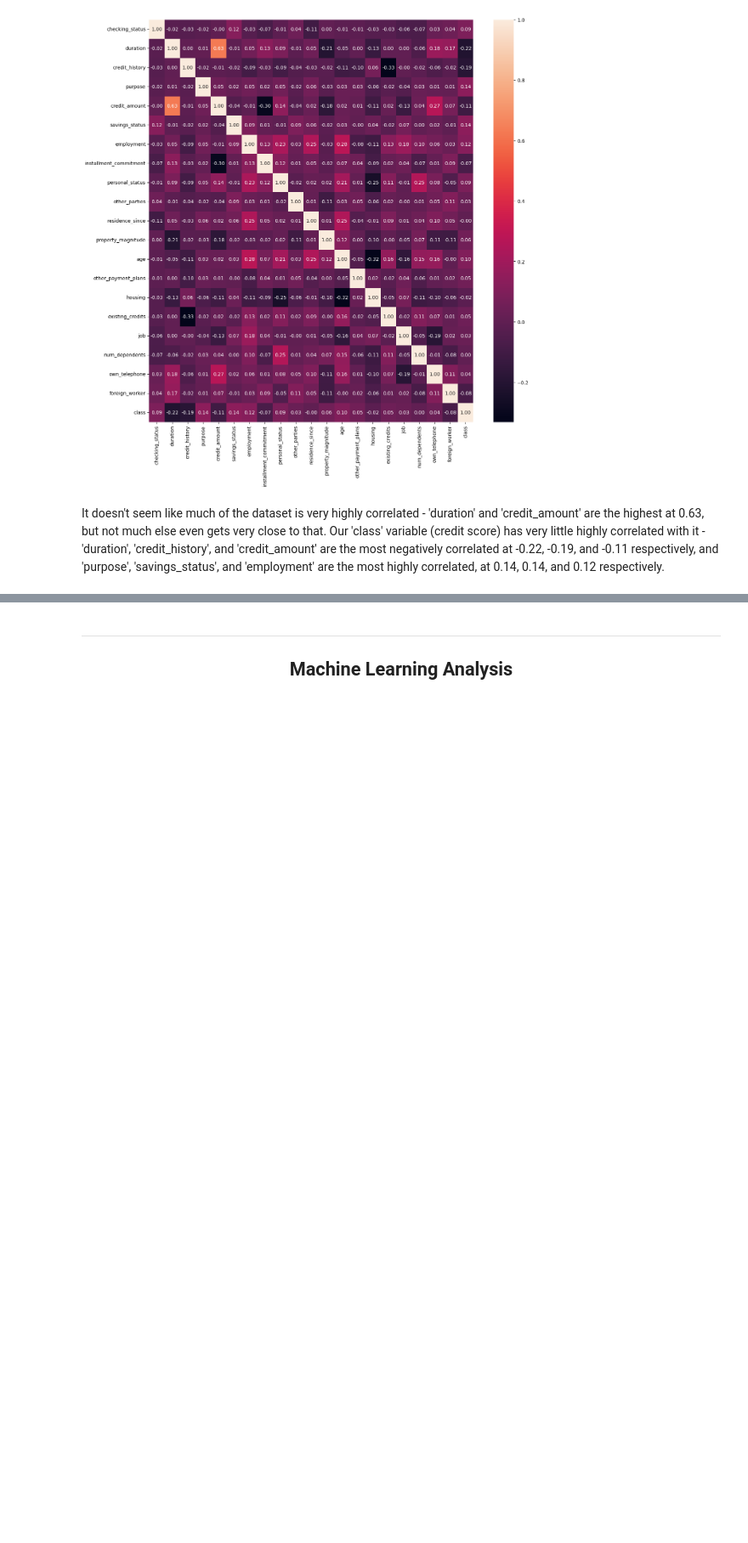
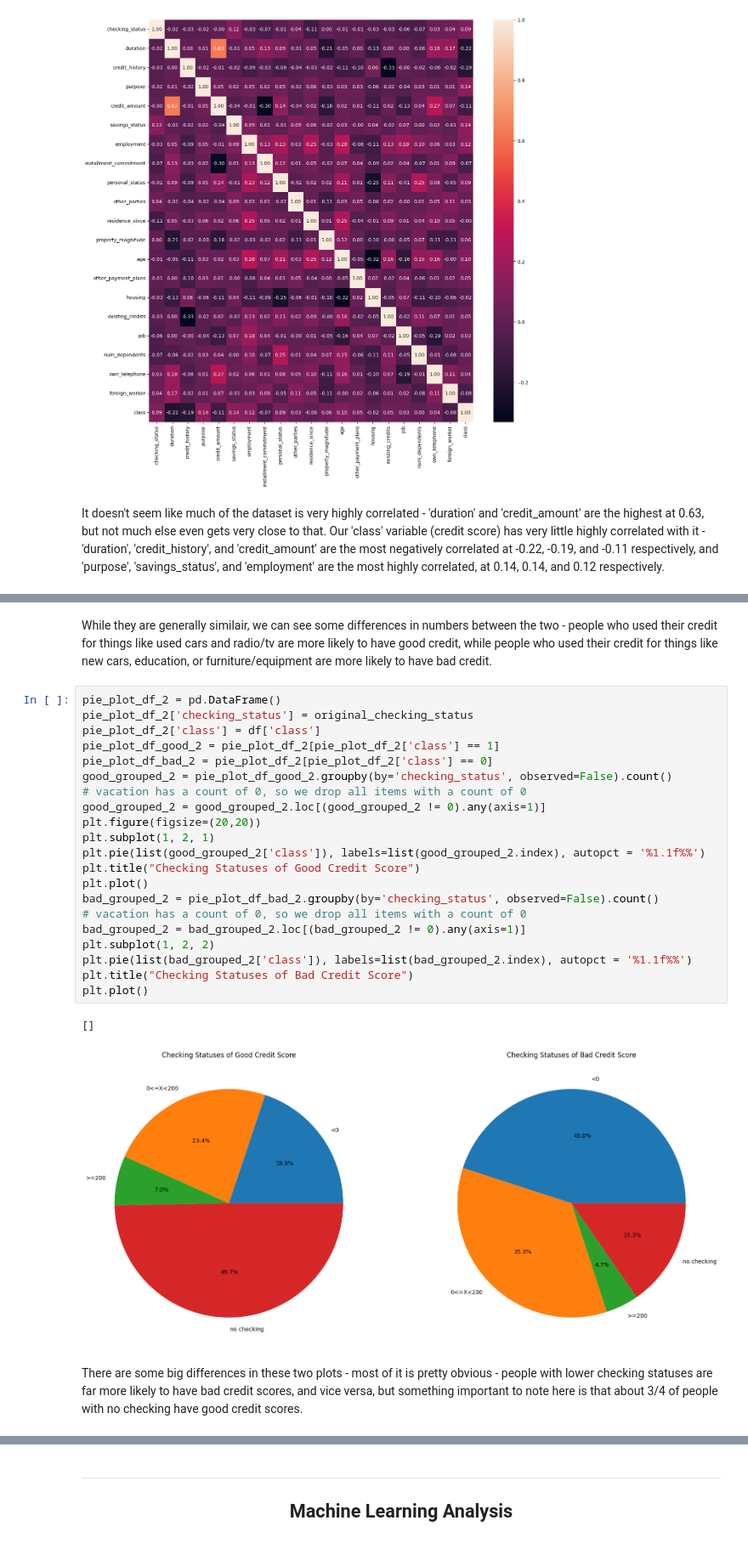
Before and after one commit to kmodo1/kmodo1.github.io, a Jupyter notebook: final-project.ipynb, the cells around one changed output, grey strips where cells are left out. Shown at 85% size. Cells and saved outputs as stored; diff of their text form; blank space fills up the shorter version.

```diff
--- a/final-project.ipynb
+++ b/final-project.ipynb
@@ -322,3 +386,31 @@ It doesn't seem like much of the dataset is very highly correlated - 'duration'
+# %% [markdown]
+While they are generally similair, we can see some differences in numbers between the two - people who used their credit for things like used cars and radio/tv are more likely to have good credit, while people who used their credit for things like new cars, education, or furniture/equipment are more likely to have bad credit.
+# %%
+pie_plot_df_2 = pd.DataFrame()
+pie_plot_df_2['checking_status'] = original_checking_status
+pie_plot_df_2['class'] = df['class']
+pie_plot_df_good_2 = pie_plot_df_2[pie_plot_df_2['class'] == 1]
+pie_plot_df_bad_2 = pie_plot_df_2[pie_plot_df_2['class'] == 0]
+good_grouped_2 = pie_plot_df_good_2.groupby(by='checking_status', observed=False).count()
+# vacation has a count of 0, so we drop all items with a count of 0
+good_grouped_2 = good_grouped_2.loc[(good_grouped_2 != 0).any(axis=1)]
+plt.figure(figsize=(20,20))
+plt.subplot(1, 2, 1)
+plt.pie(list(good_grouped_2['class']), labels=list(good_grouped_2.index), autopct = '%1.1f%%')
+plt.title("Checking Statuses of Good Credit Score")
+plt.plot()
+bad_grouped_2 = pie_plot_df_bad_2.groupby(by='checking_status', observed=False).count()
+# vacation has a count of 0, so we drop all items with a count of 0
+bad_grouped_2 = bad_grouped_2.loc[(bad_grouped_2 != 0).any(axis=1)]
+plt.subplot(1, 2, 2)
+plt.pie(list(bad_grouped_2['class']), labels=list(bad_grouped_2.index), autopct = '%1.1f%%')
+plt.title("Checking Statuses of Bad Credit Score")
+plt.plot()
+# %% [output]
+[]
+[figure, added]
+# %% [markdown]
+There are some big differences in these two plots - most of it is pretty obvious - people with lower checking statuses are far more likely to have bad credit scores, and vice versa, but something important to note here is that about 3/4 of people with no checking have good credit scores.
 # %% [markdown]
 ### Initial Conclusions from Exploratory Data Analysis and Hypothesis Testing
 
```
Also changed, not shown: parts of 18 cells of this notebook, 1 other file.
